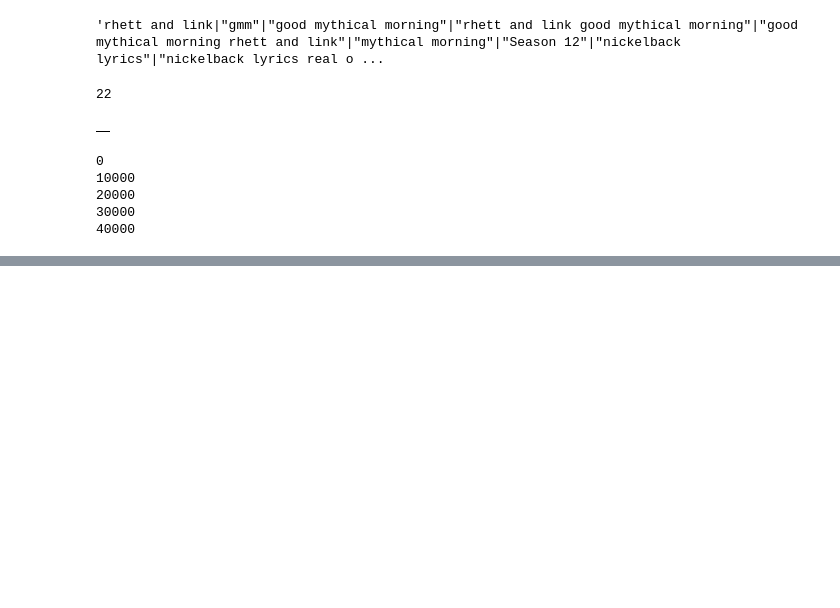
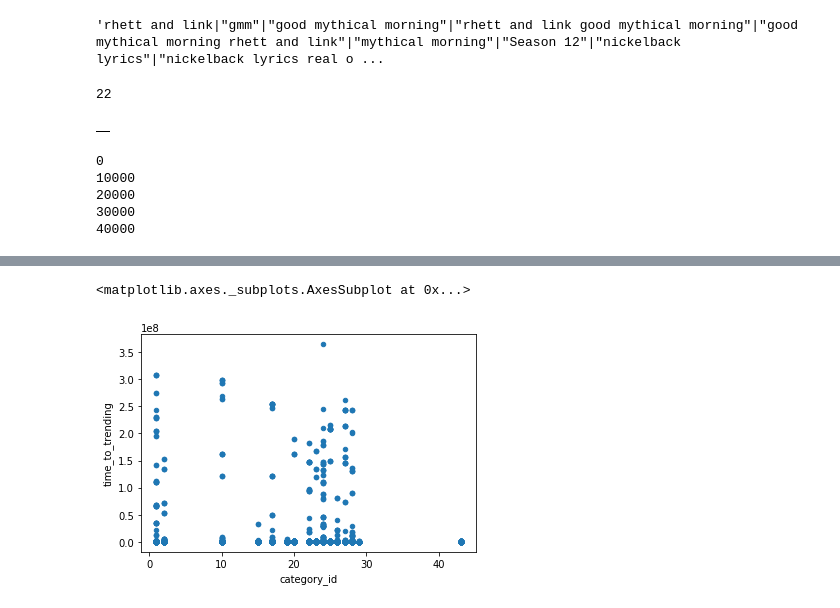
Before and after one commit to annyoo96/YoutubeTrendingClassifier, a Jupyter notebook: EDA_Notebook.ipynb, the cells around one changed output, grey strips where cells are left out. Saved outputs shown, nothing was run; the diff lists cells and outputs as text; code cells hidden in the pictures; blank space fills up the shorter version.

```diff
--- a/EDA_Notebook.ipynb
+++ b/EDA_Notebook.ipynb
@@ -212,0 +270,3 @@ csum
+# %%
+video_data_with_time_difs = video_data.copy()
+video_data_with_time_difs["time_to_trending"] = time_difs
@@ -212,0 +282,3 @@ csum
+# %%
+trim_vid_data = video_data_with_time_difs[["title", "category_id", "views", "likes", "dislikes","comment_count", "time_to_trending"]]
+trim_vid_data.head()
@@ -212,0 +292,4 @@ csum
+# %%
+trim_vid_data.loc[:, "title"] = trim_vid_data['title'].apply(lambda x: x.lower())
+trim_vid_data.loc[:, "title"]  = trim_vid_data['title'].str.replace(r'[^\w\s]', '')
+trim_vid_data.head()
@@ -212,0 +308,5 @@ csum
+# %%
+trim_vid_data.plot.scatter("category_id","time_to_trending")
+# %% [output]
+<matplotlib.axes._subplots.AxesSubplot at 0x...>
+[figure, added]
```
Also changed, not shown: parts of 44 cells of this notebook.
